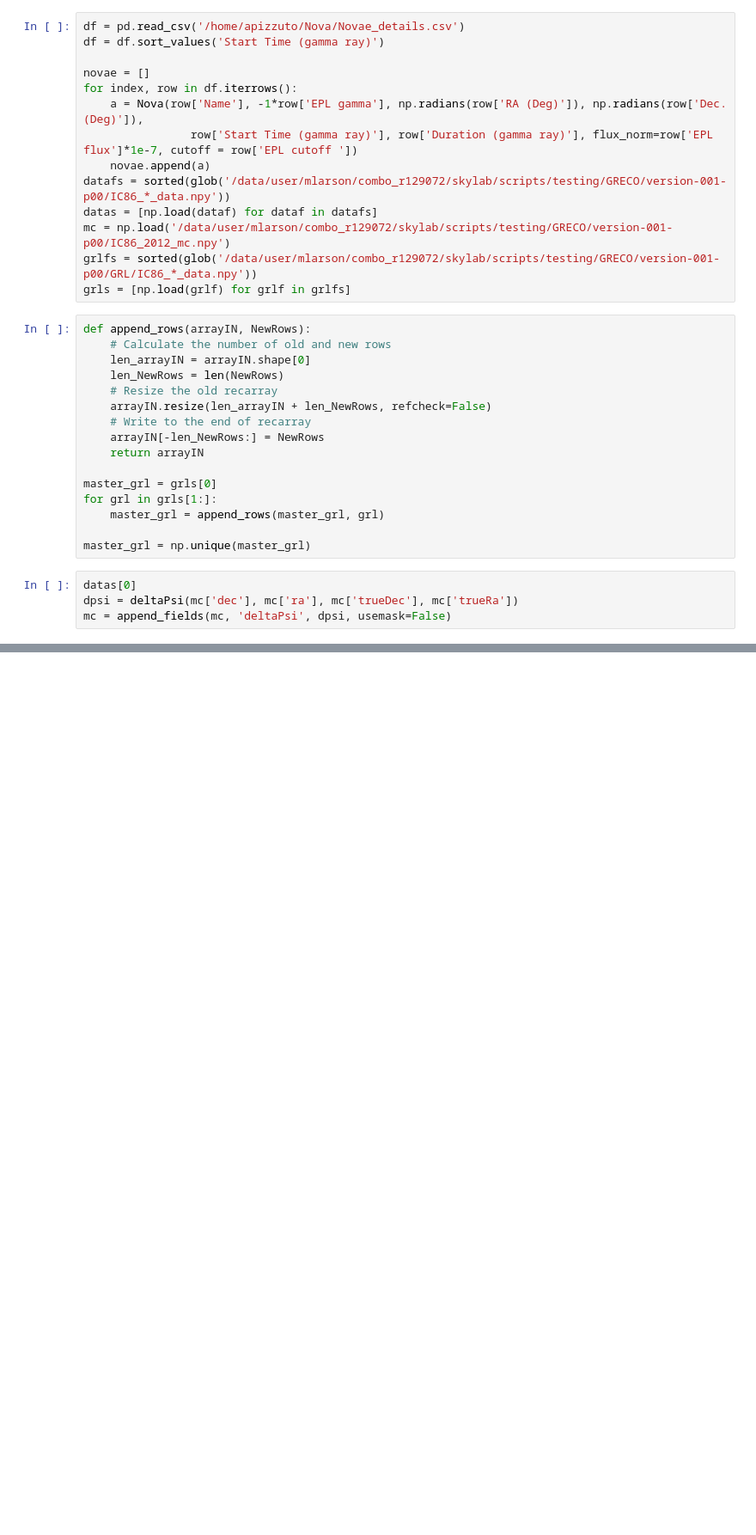
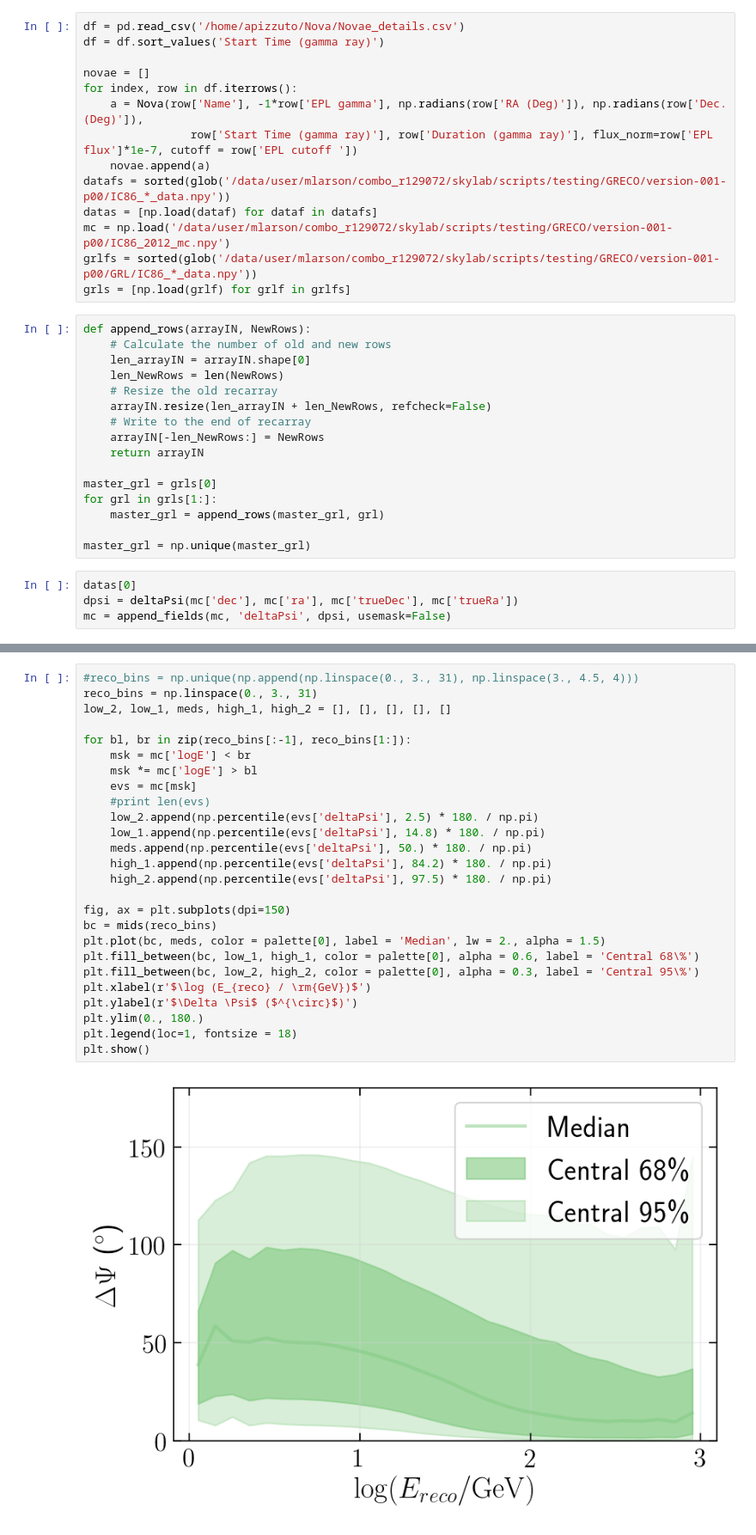
Before and after one commit to apizzuto/Novae, a Jupyter notebook: notebook/likelihood_histograms.ipynb, the cells around one changed output, grey strips where cells are left out. Shown at 86% size. Drawn from its saved outputs; the diff is of its cells as text; blank space fills up the shorter version.

```diff
--- a/notebook/likelihood_histograms.ipynb
+++ b/notebook/likelihood_histograms.ipynb
@@ -102,0 +114,28 @@ np.median(mc['deltaPsi']) * 180. / np.pi
+# %%
+#reco_bins = np.unique(np.append(np.linspace(0., 3., 31), np.linspace(3., 4.5, 4)))
+reco_bins = np.linspace(0., 3., 31)
+low_2, low_1, meds, high_1, high_2 = [], [], [], [], []
+
+for bl, br in zip(reco_bins[:-1], reco_bins[1:]):
+    msk = mc['logE'] < br
+    msk *= mc['logE'] > bl
+    evs = mc[msk]
+    #print len(evs)
+    low_2.append(np.percentile(evs['deltaPsi'], 2.5) * 180. / np.pi)
+    low_1.append(np.percentile(evs['deltaPsi'], 14.8) * 180. / np.pi)
+    meds.append(np.percentile(evs['deltaPsi'], 50.) * 180. / np.pi)
+    high_1.append(np.percentile(evs['deltaPsi'], 84.2) * 180. / np.pi)
+    high_2.append(np.percentile(evs['deltaPsi'], 97.5) * 180. / np.pi)
+
+fig, ax = plt.subplots(dpi=150)
+bc = mids(reco_bins)
+plt.plot(bc, meds, color = palette[0], label = 'Median', lw = 2., alpha = 1.5)
+plt.fill_between(bc, low_1, high_1, color = palette[0], alpha = 0.6, label = 'Central 68\%')
+plt.fill_between(bc, low_2, high_2, color = palette[0], alpha = 0.3, label = 'Central 95\%')
+plt.xlabel(r'$\log (E_{reco} / \rm{GeV})$')
+plt.ylabel(r'$\Delta \Psi$ ($^{\circ}$)')
+plt.ylim(0., 180.)
+plt.legend(loc=1, fontsize = 18)
+plt.show()
+# %% [output]
+[figure, added]
```
Also changed, not shown: parts of 8 cells of this notebook, 31 other files.
